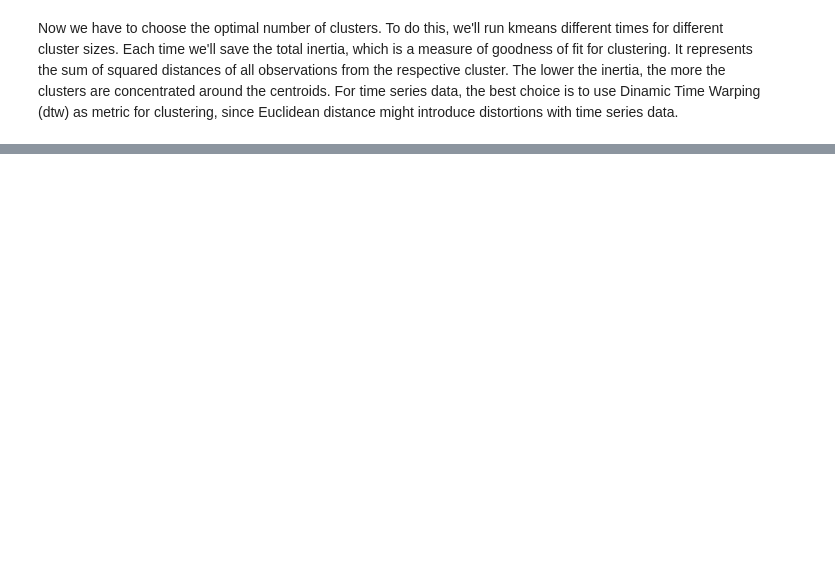
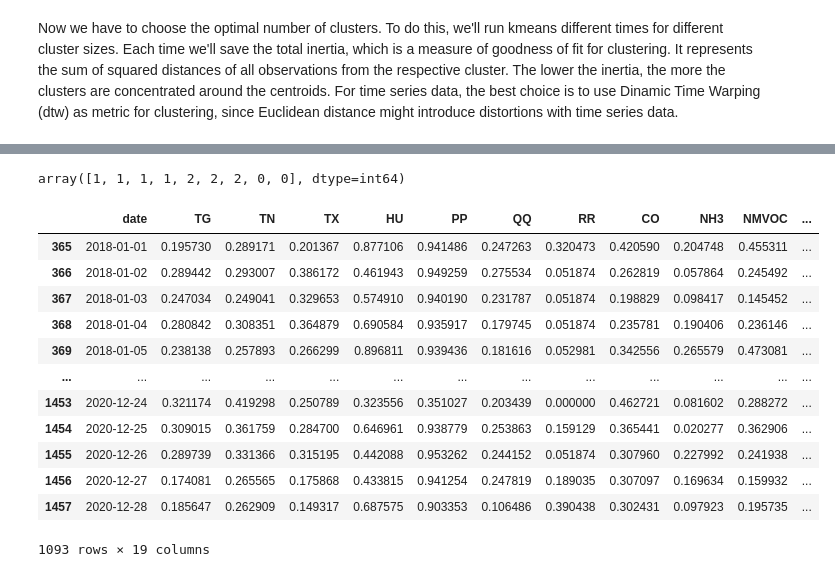
Before and after one commit to AndreFerrero/time-series-clustering, a Jupyter notebook: scripts/3-tskmeans.ipynb, the cells around one changed output, grey strips where cells are left out. Saved outputs shown, nothing was run; the diff lists cells and outputs as text; code cells hidden in the pictures; blank space fills up the shorter version.

```diff
--- a/scripts/3-tskmeans.ipynb
+++ b/scripts/3-tskmeans.ipynb
@@ -91,0 +63,4 @@ plt.show()
+# %%
+clusters
+# %% [output]
+array([1, 1, 1, 1, 2, 2, 2, 0, 0], dtype=int64)
@@ -91,0 +70,16 @@ plt.show()
+# %%
+dataframes['bologna']
+# %% [output]
+|  | date | TG | TN | TX | HU | PP | QQ | RR | CO | NH3 | NMVOC | ... |
+| 365 | 2018-01-01 | 0.195730 | 0.289171 | 0.201367 | 0.877106 | 0.941486 | 0.247263 | 0.320473 | 0.420590 | 0.204748 | 0.455311 | ... |
+| 366 | 2018-01-02 | 0.289442 | 0.293007 | 0.386172 | 0.461943 | 0.949259 | 0.275534 | 0.051874 | 0.262819 | 0.057864 | 0.245492 | ... |
+| 367 | 2018-01-03 | 0.247034 | 0.249041 | 0.329653 | 0.574910 | 0.940190 | 0.231787 | 0.051874 | 0.198829 | 0.098417 | 0.145452 | ... |
+| 368 | 2018-01-04 | 0.280842 | 0.308351 | 0.364879 | 0.690584 | 0.935917 | 0.179745 | 0.051874 | 0.235781 | 0.190406 | 0.236146 | ... |
+| 369 | 2018-01-05 | 0.238138 | 0.257893 | 0.266299 | 0.896811 | 0.939436 | 0.181616 | 0.052981 | 0.342556 | 0.265579 | 0.473081 | ... |
+| ... | ... | ... | ... | ... | ... | ... | ... | ... | ... | ... | ... | ... |
+| 1453 | 2020-12-24 | 0.321174 | 0.419298 | 0.250789 | 0.323556 | 0.351027 | 0.203439 | 0.000000 | 0.462721 | 0.081602 | 0.288272 | ... |
+| 1454 | 2020-12-25 | 0.309015 | 0.361759 | 0.284700 | 0.646961 | 0.938779 | 0.253863 | 0.159129 | 0.365441 | 0.020277 | 0.362906 | ... |
+| 1455 | 2020-12-26 | 0.289739 | 0.331366 | 0.315195 | 0.442088 | 0.953262 | 0.244152 | 0.051874 | 0.307960 | 0.227992 | 0.241938 | ... |
+| 1456 | 2020-12-27 | 0.174081 | 0.265565 | 0.175868 | 0.433815 | 0.941254 | 0.247819 | 0.189035 | 0.307097 | 0.169634 | 0.159932 | ... |
+| 1457 | 2020-12-28 | 0.185647 | 0.262909 | 0.149317 | 0.687575 | 0.903353 | 0.106486 | 0.390438 | 0.302431 | 0.097923 | 0.195735 | ... |
+1093 rows × 19 columns
```
Also changed, not shown: parts of 10 cells of this notebook, 3 other files.
